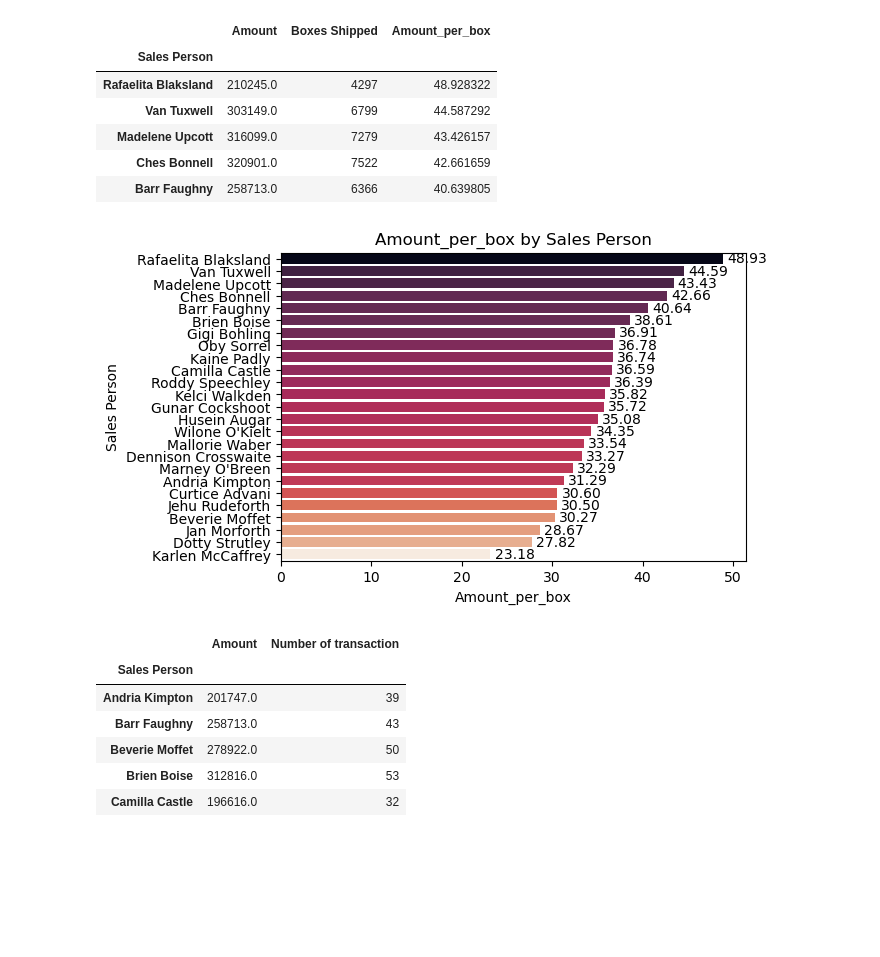
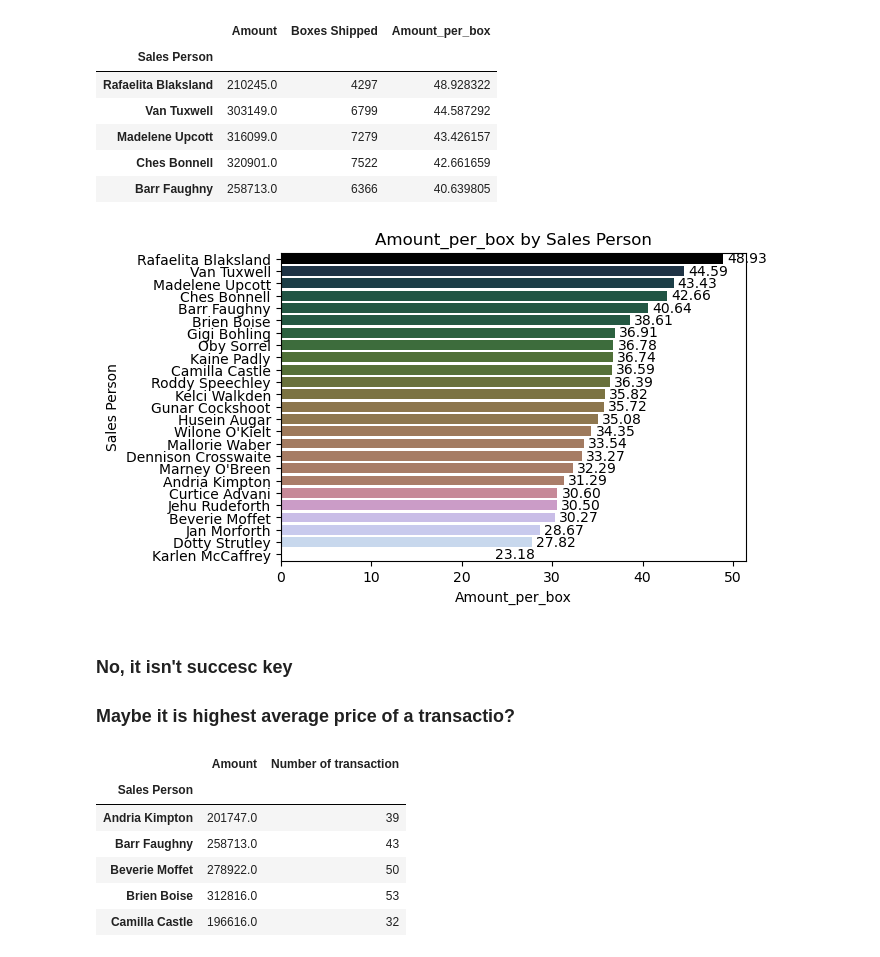
Before and after one commit to GrabarzVIII/chocolate_sales_data_analysis, a Jupyter notebook: chocolate_sales_data_analysis.ipynb, the cells around one changed output. Cells and saved outputs as stored; diff of their text form; code cells hidden in the pictures; blank space fills up the shorter version.

```diff
--- a/chocolate_sales_data_analysis.ipynb
+++ b/chocolate_sales_data_analysis.ipynb
@@ -247,21 +275,24 @@ amount_per_box_spdf.head()
 | Barr Faughny | 258713.0 | 6366 | 40.639805 |
 # %%
 norm = (amount_per_box_spdf['Amount_per_box'] - amount_per_box_spdf['Amount_per_box'].min()) / (amount_per_box_spdf['Amount_per_box'].max() - amount_per_box_spdf['Amount_per_box'].min())
-reverse_rocket = list(sns.color_palette("rocket", as_cmap=True)(norm))
+cubehelix_rocket = list(sns.color_palette("cubehelix", as_cmap=True)(norm))
 
 fig, ax = plt.subplots(figsize=(6, 4))
 
-bars = sns.barplot(x=amount_per_box_spdf['Amount_per_box'], y=amount_per_box_spdf.index, palette=reverse_rocket,
+bars = sns.barplot(x=amount_per_box_spdf['Amount_per_box'], y=amount_per_box_spdf.index, palette=cubehelix_rocket,
             hue=amount_per_box_spdf['Amount_per_box'], legend=False)
 plt.title('Amount_per_box by Sales Person')
 plt.xlabel('Amount_per_box')
 plt.ylabel('Sales Person')
 
 for c in bars.containers:
     ax.bar_label(c, fmt='%.2f', padding=3)
 
 plt.show()
 # %% [output]
-[figure, old version]
+[figure, new version]
+# %% [markdown]
+### No, it isn't succesc key
+### Maybe it is highest average price of a transactio?
 # %%
 amount_per_transaction_spdf = pd.DataFrame({'Amount': sperson_gbamount, 'Number of transaction': chocolate_df['Sales Person'].value_counts()})
```
Also changed, not shown: parts of 15 cells of this notebook.
